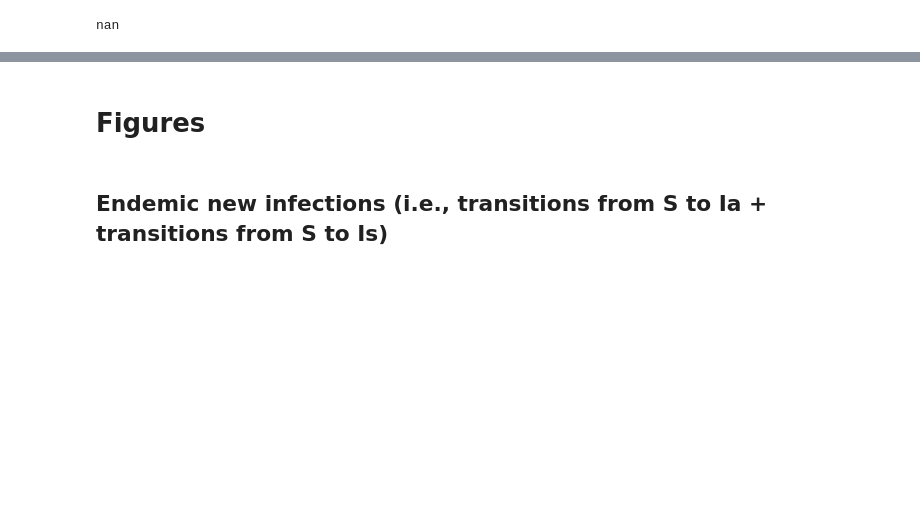
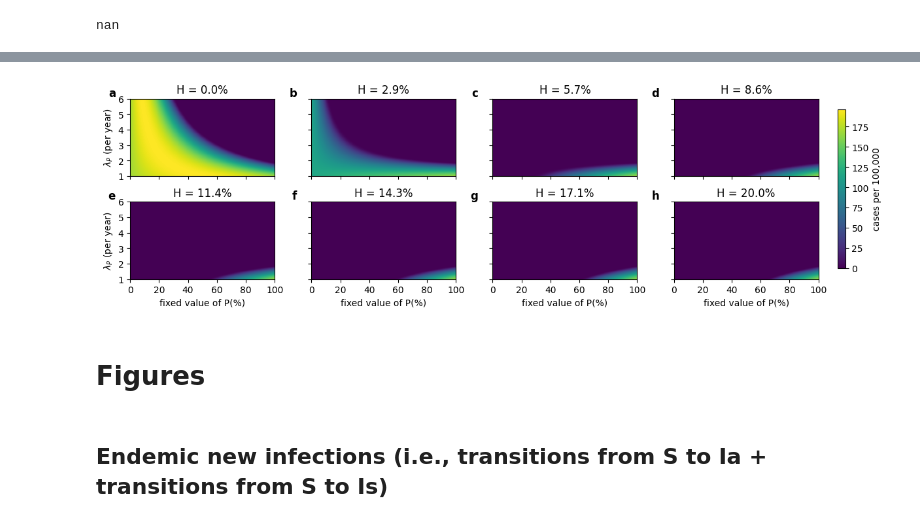
Before and after one commit to Priesemann-Group/testing-paradox-HIV-STI, a Jupyter notebook: notebooks/modified_STI_model_sweep_all.ipynb, the cells around one changed output, grey strips where cells are left out. Saved outputs shown, nothing was run; the diff lists cells and outputs as text; code cells hidden in the pictures; blank space fills up the shorter version.

Commit message:
LambdaP vs P

```diff
--- a/notebooks/modified_STI_model_sweep_all.ipynb
+++ b/notebooks/modified_STI_model_sweep_all.ipynb
@@ -248,3 +374,97 @@ np.save("results_sweep_all.npy", results)
+# %%
+# Define a formatter function that multiplies the value by 100,000
+def formatter(x, pos):
+    return f"{x * 1e5:.0f}"
+
+
+# Determine the global vmin and vmax
+all_infections = np.concatenate([results[H]["res_infections"].flatten() for H in Hs])
+
+global_vmin = np.min(all_infections)
+global_vmax = np.max(all_infections)
+
+num_H = len(Hs)
+
+# Set up the figure and axes
+gridspec = {
+    "wspace": 0,
+    "hspace": 0,
+    "width_ratios": [1, 1, 1, 1],
+    "height_ratios": [1, 1],
+}
+fig, axes = plt.subplots(
+    2,
+    num_H // 2,
+    figsize=(3 * num_H // 2, 3.5),
+    constrained_layout=True,
+    gridspec_kw=gridspec,
+)
+
+nrows, ncols = axes.shape  # Assuming axes is a 2D array of subplots
+for idx, H in enumerate(Hs):
+    ax = axes.flat[idx]
+    res_infections = results[H]["res_infections"]
+    cax = ax.imshow(
+        res_infections,
+        origin="lower",
+        aspect="auto",
+        vmin=global_vmin,
+        vmax=global_vmax,
+        extent=[0, 100, 1 / 360, 6 / 360],
+    )
+    ax.set_title(f"H = {H * 100:.1f}%")
+
+    # Set xlabels only on the bottom most subplots
+    if idx >= (nrows - 1) * ncols:
+        ax.set_xlabel("fixed value of P(%)")
+        ax.set_xticks([0, 20, 40, 60, 80, 100])
+        ax.set_xticklabels(
+            [
+                int(Ps[0] * 100),
+                int(Ps[40] * 100),
+                int(Ps[80] * 100),
+                int(Ps[120] * 100),
+                int(Ps[160] * 100),
+                int(Ps[200] * 100),
+            ]
+        )
+    else:
+        ax.set_xticklabels([])  # Hide xtick labels for non-bottom subplots
+
+    # Set ylabels only on the left most subplots
+    if idx % ncols == 0:
+        ax.set_ylabel("$\lambda_P$ (per year)")
+        ax.set_yticks([1 / 360, 2 / 360, 3 / 360, 4 / 360, 5 / 360, 6 / 360])
+        ax.set_yticklabels(["1", "2", "3", "4", "5", "6"])
+    else:
+        ax.set_yticks([1 / 360, 2 / 360, 3 / 360, 4 / 360, 5 / 360, 6 / 360])
+        ax.set_yticklabels([])  # Hide ytick labels for non-left subplots
+
+    # Adding subpanel letters, adjust x and y positions as needed
+    ax.text(
+        -0.1,
+        1.15,
+        chr(97 + idx),
+        transform=ax.transAxes,
+        fontsize=12,
+        fontweight="bold",
+        va="top",
+        ha="right",
+    )
+
+# Create a single color bar for the whole figure
+cbar = fig.colorbar(
+    cax,
+    ax=axes.ravel().tolist(),
+    shrink=0.88,
+    format=FuncFormatter(formatter),
+    pad=0.015,
+)
+cbar.ax.set_ylabel("cases per 100,000")
+
+plt.show()
+# %% [output]
+[figure, added]
 # %% [markdown]
 # Figures
 # %% [markdown]
```
Also changed, not shown: parts of 5 cells of this notebook, 5 other files.
